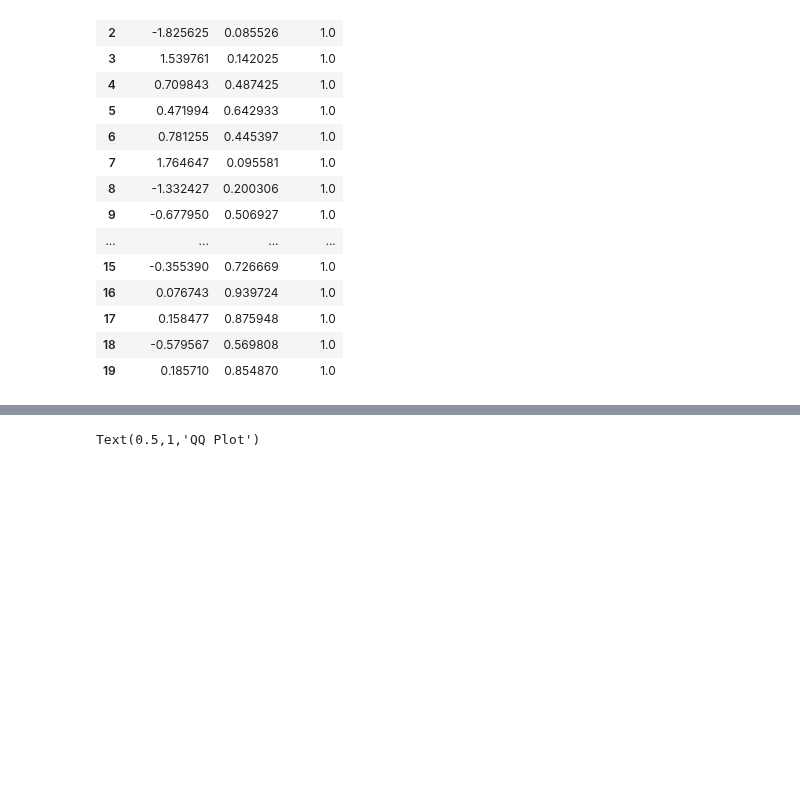
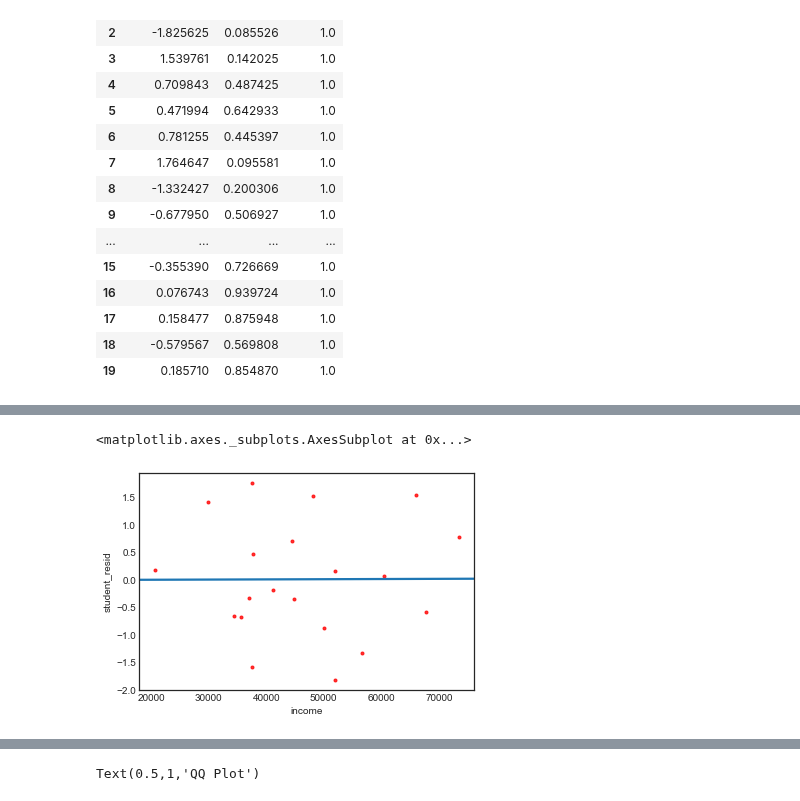
Before and after one commit to naivelogic/Machine_Learning_Notebooks, a Jupyter notebook: Data_Science/Stats Foundation/Simple Linear Regression.ipynb, the cells around one changed output, grey strips where cells are left out. Saved outputs shown, nothing was run; the diff lists cells and outputs as text; code cells hidden in the pictures; blank space fills up the shorter version.

```diff
--- a/Data_Science/Stats Foundation/Simple Linear Regression.ipynb
+++ b/Data_Science/Stats Foundation/Simple Linear Regression.ipynb
@@ -146,0 +178,7 @@ sm.regression.linear_model.OLSResults.outlier_test(lm)
+# %%
+student_residuals = sm.regression.linear_model.OLSResults.outlier_test(lm)['student_resid']
+sns.regplot(data.income, student_residuals, order = 1,
+           ci = None, scatter_kws={'color':'r', 's':9})
+# %% [output]
+<matplotlib.axes._subplots.AxesSubplot at 0x...>
+[figure, added]
```
Also changed, not shown: parts of 27 cells of this notebook.
